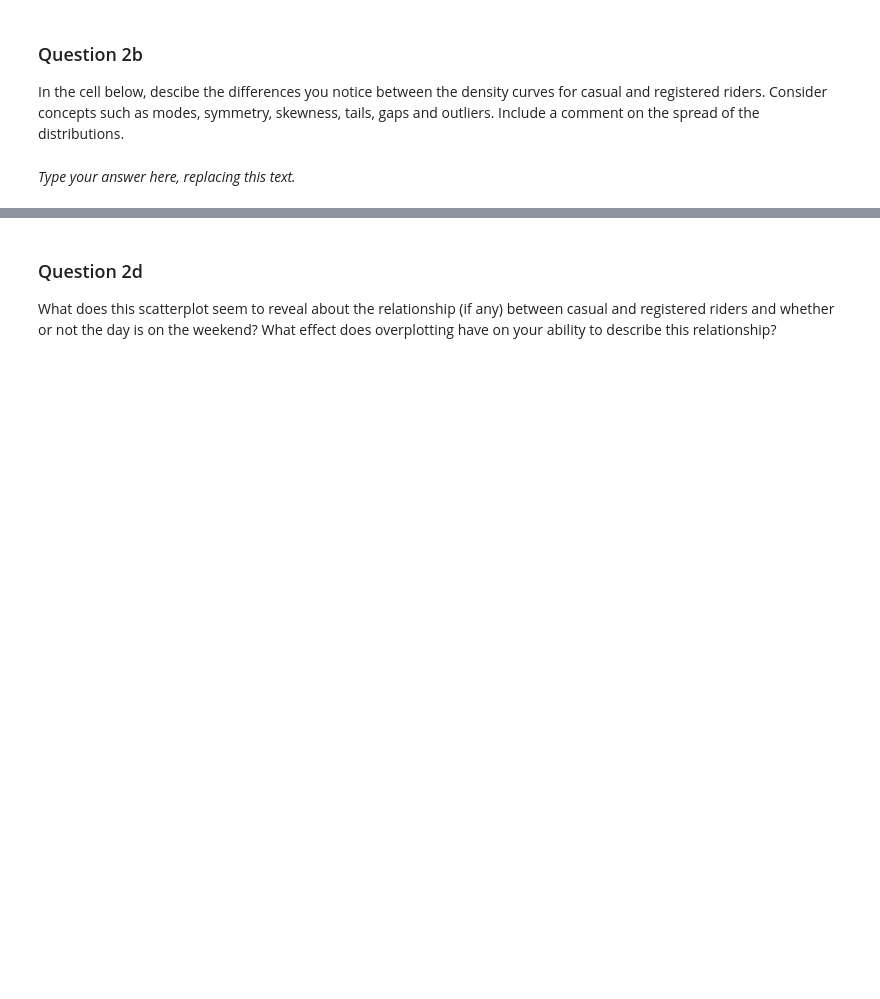
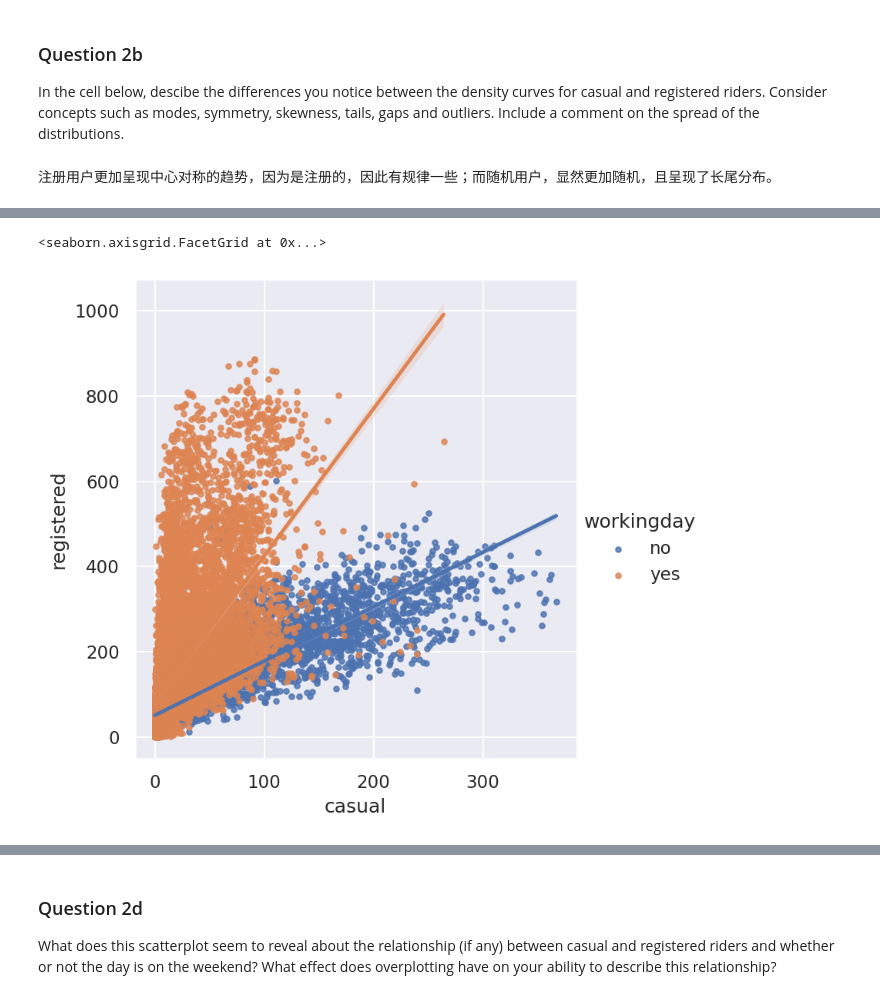
Before and after one commit to BaiRuic/data100_sp22, a Jupyter notebook: hw/hw04/hw04.ipynb, the cells around one changed output, grey strips where cells are left out. Cells and saved outputs as stored; diff of their text form; code cells hidden in the pictures; blank space fills up the shorter version.

```diff
--- a/hw/hw04/hw04.ipynb
+++ b/hw/hw04/hw04.ipynb
@@ -396,8 +435,8 @@ name: q2b
 points: 2
 manual: true
 -->
-# %% [markdown]
-_Type your answer here, replacing this text._
+# %% [markdown]
+注册用户更加呈现中心对称的趋势，因为是注册的，因此有规律一些；而随机用户，显然更加随机，且呈现了长尾分布。
 # %% [markdown]
 <!-- END QUESTION -->
 
@@ -429,4 +468,7 @@ manual: true
 # %%
 # Make the font size a bit bigger
 sns.set(font_scale=1)
-...
+sns.lmplot(data=bike, x="casual", y="registered", hue="workingday", scatter_kws={"s": 10})
+# %% [output]
+<seaborn.axisgrid.FacetGrid at 0x...>
+[figure, added]
```
Also changed, not shown: parts of 38 cells of this notebook.
